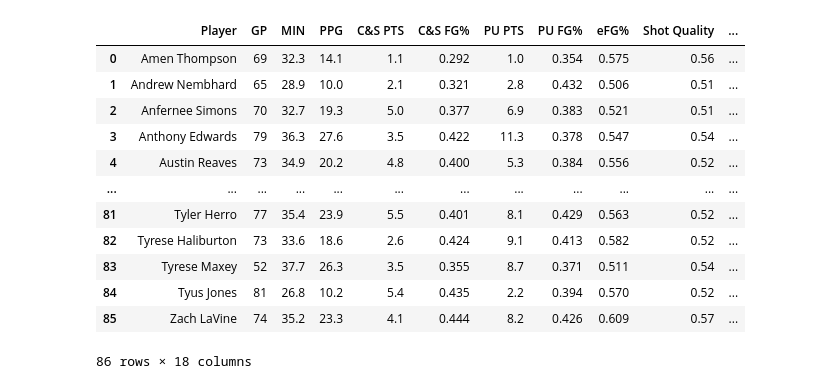
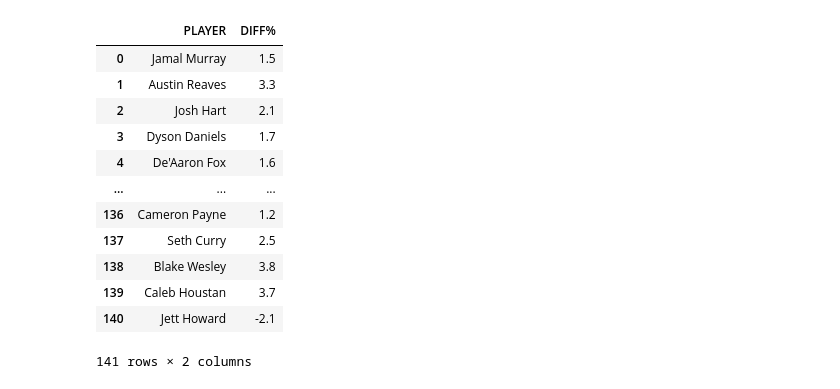
Before and after one commit to KeanuVentura/ShotMakersVsSystemShooters, a Jupyter notebook: group_notebook.ipynb, the cells around one changed output. Saved outputs shown, nothing was run; the diff lists cells and outputs as text; code cells hidden in the pictures.

```diff
--- a/group_notebook.ipynb
+++ b/group_notebook.ipynb
@@ -6,56 +6,61 @@ import seaborn as sns
 import plotly.express as px
 import plotly.graph_objects as go
 # %%
-raw_df = pd.read_csv('nba_stats_dataset.csv')
+scoring_df = pd.read_csv('scoring_dataset.csv')
+defense_diff_df = pd.read_csv('defense_diff_dataset.csv')
 
-columns_to_keep = [
-    'PLAYER', 'GP', 'MIN', 'PTS',
+scoring_columns_to_keep = [
+    'PLAYER', 'GP', 'MIN', 'PTS', 'DRIVES',
     'C&S\nPTS', 'C&S\nFG%',
     'Pull Up\nPTS', 'Pull Up\nFG%',
     'eFG%', 'Shot Quality',
     'Assisted 2s\n PTS', 'Unassisted 2s\n PTS',
     'Assisted 3s\n PTS', 'Unassisted 3s\n PTS'
 ]
 
-cleaned = raw_df[columns_to_keep].copy()
+defense_diff_columns_to_keep = [
+    'PLAYER', 'DIFF%'
+]
 
-cleaned.columns = [
-    'Player', 'GP', 'MIN', 'PPG',
+cleaned_scoring = scoring_df[scoring_columns_to_keep].copy()
+cleaned_defense_diff = defense_diff_df[defense_diff_columns_to_keep].copy()
+
+cleaned_scoring.columns = [
+    'Player', 'GP', 'MIN', 'PPG', 'Drives',
     'C&S PTS', 'C&S FG%',
     'PU PTS', 'PU FG%',
     'eFG%', 'Shot Quality',
     'Assisted 2s', 'Unassisted 2s',
     'Assisted 3s', 'Unassisted 3s'
 ]
 
 percent_cols = ['C&S FG%', 'eFG%', 'PU FG%']
 
 for col in percent_cols:
-    cleaned[col] = cleaned[col].astype(str).str.rstrip('%').astype(float) / 100
+    cleaned_scoring[col] = cleaned_scoring[col].astype(str).str.rstrip('%').astype(float) / 100
 
-Unassisted_PTS = cleaned['Unassisted 2s'] + cleaned['Unassisted 3s']
-cleaned['Unassisted PTS'] = Unassisted_PTS
-cleaned['Unassisted%'] = cleaned['Unassisted PTS'] / cleaned['PPG']
+Unassisted_PTS = cleaned_scoring['Unassisted 2s'] + cleaned_scoring['Unassisted 3s']
+cleaned_scoring['Unassisted PTS'] = Unassisted_PTS
+cleaned_scoring['Unassisted%'] = cleaned_scoring['Unassisted PTS'] / cleaned_scoring['PPG']
+cleaned_scoring['C&S%'] = cleaned_scoring['C&S PTS'] / cleaned_scoring['PPG']
+cleaned_scoring['Gap'] = cleaned_scoring['eFG%'] - cleaned_scoring['Shot Quality']
 
-cleaned['C&S%'] = cleaned['C&S PTS'] / cleaned['PPG']
-
-cleaned['Gap'] = cleaned['eFG%'] - cleaned['Shot Quality']
-
-cleaned
+cleaned_scoring
+cleaned_defense_diff
 # %% [output]
-|  | Player | GP | MIN | PPG | C&S PTS | C&S FG% | PU PTS | PU FG% | eFG% | Shot Quality | ... |
-| 0 | Amen Thompson | 69 | 32.3 | 14.1 | 1.1 | 0.292 | 1.0 | 0.354 | 0.575 | 0.56 | ... |
-| 1 | Andrew Nembhard | 65 | 28.9 | 10.0 | 2.1 | 0.321 | 2.8 | 0.432 | 0.506 | 0.51 | ... |
-| 2 | Anfernee Simons | 70 | 32.7 | 19.3 | 5.0 | 0.377 | 6.9 | 0.383 | 0.521 | 0.51 | ... |
-| 3 | Anthony Edwards | 79 | 36.3 | 27.6 | 3.5 | 0.422 | 11.3 | 0.378 | 0.547 | 0.54 | ... |
-| 4 | Austin Reaves | 73 | 34.9 | 20.2 | 4.8 | 0.400 | 5.3 | 0.384 | 0.556 | 0.52 | ... |
-| ... | ... | ... | ... | ... | ... | ... | ... | ... | ... | ... | ... |
-| 81 | Tyler Herro | 77 | 35.4 | 23.9 | 5.5 | 0.401 | 8.1 | 0.429 | 0.563 | 0.52 | ... |
-| 82 | Tyrese Haliburton | 73 | 33.6 | 18.6 | 2.6 | 0.424 | 9.1 | 0.413 | 0.582 | 0.52 | ... |
-| 83 | Tyrese Maxey | 52 | 37.7 | 26.3 | 3.5 | 0.355 | 8.7 | 0.371 | 0.511 | 0.54 | ... |
-| 84 | Tyus Jones | 81 | 26.8 | 10.2 | 5.4 | 0.435 | 2.2 | 0.394 | 0.570 | 0.52 | ... |
-| 85 | Zach LaVine | 74 | 35.2 | 23.3 | 4.1 | 0.444 | 8.2 | 0.426 | 0.609 | 0.57 | ... |
+|  | PLAYER | DIFF% |
+| 0 | Jamal Murray | 1.5 |
+| 1 | Austin Reaves | 3.3 |
+| 2 | Josh Hart | 2.1 |
+| 3 | Dyson Daniels | 1.7 |
+| 4 | De'Aaron Fox | 1.6 |
+| ... | ... | ... |
+| 136 | Cameron Payne | 1.2 |
+| 137 | Seth Curry | 2.5 |
+| 138 | Blake Wesley | 3.8 |
+| 139 | Caleb Houstan | 3.7 |
+| 140 | Jett Howard | -2.1 |
-86 rows × 18 columns
+141 rows × 2 columns
 # %%
 fig = px.scatter(
     cleaned,
```
Also changed, not shown: 1 other file.
